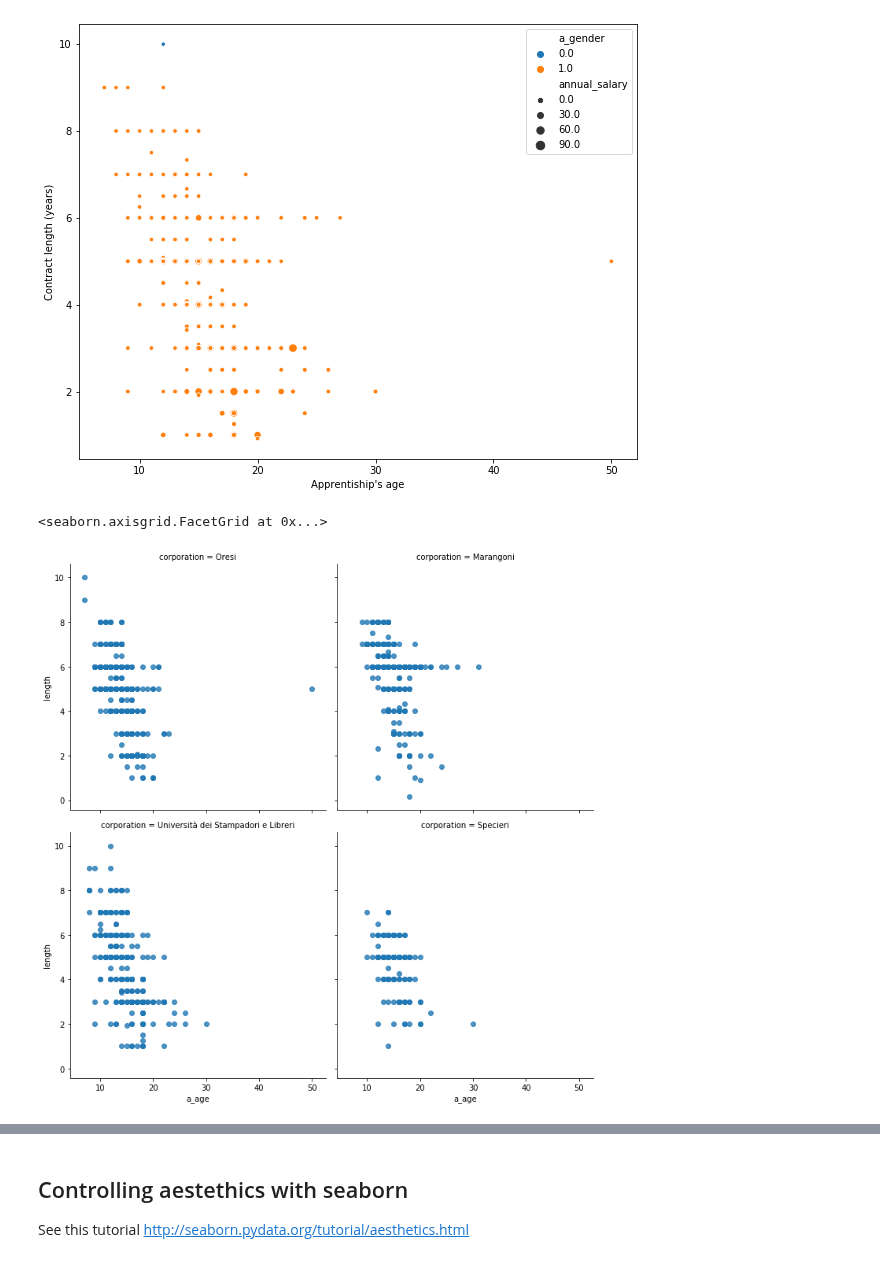
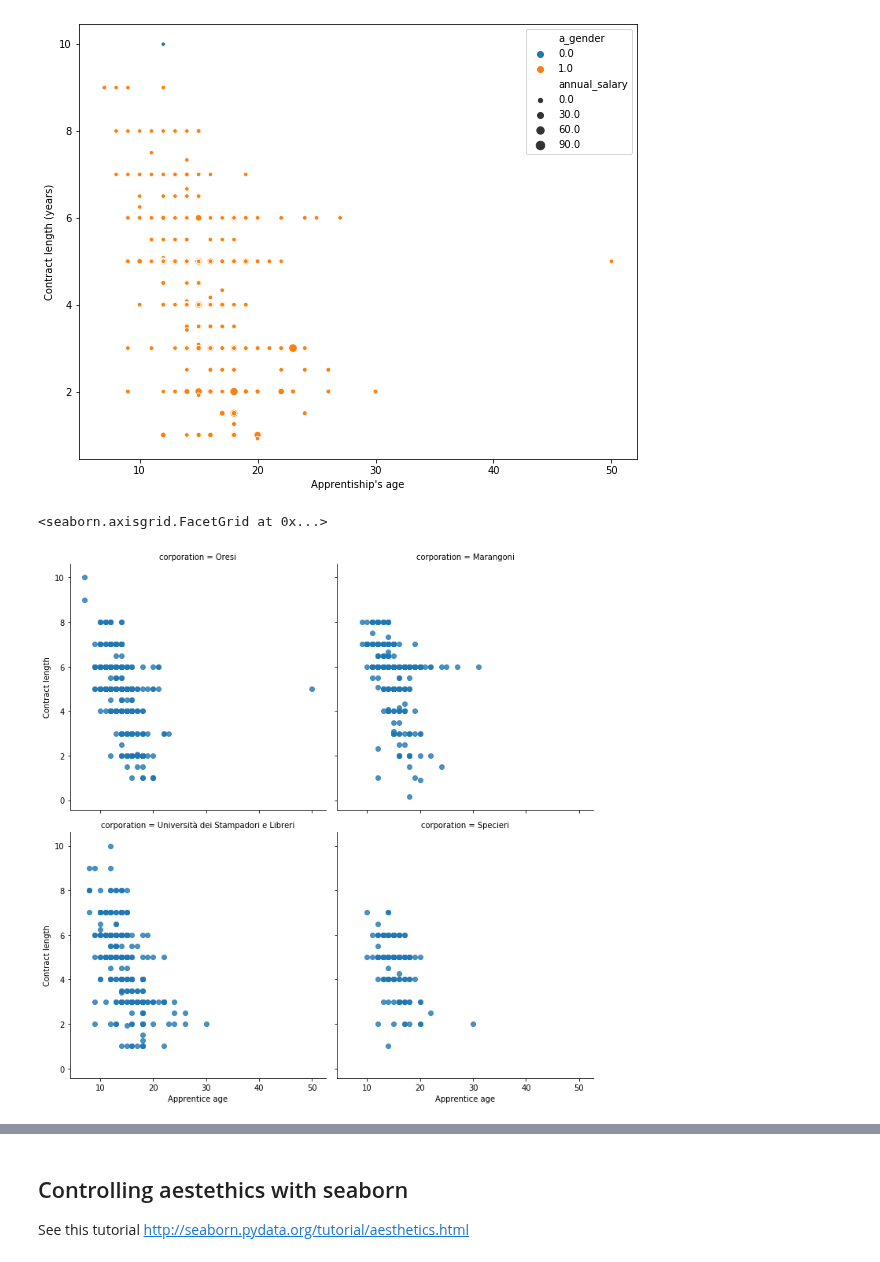
Before and after one commit to mromanello/ADA-DHOxSS, a Jupyter notebook: notebooks/4.2 Visualize.ipynb, the cells around one changed output, grey strips where cells are left out. Saved outputs shown, nothing was run; the diff lists cells and outputs as text; code cells hidden in the pictures.

```diff
--- a/notebooks/4.2 Visualize.ipynb
+++ b/notebooks/4.2 Visualize.ipynb
@@ -342,14 +342,16 @@ fig.set_size_inches(10,8)
 # %%
 fig.savefig('plot2.png', dpi=300)
 # %%
-sns.lmplot(
+ax = sns.lmplot(
     x="a_age",
     y="length",
     data=contracts_zoom_df,
     fit_reg=False,
     col='corporation',
     col_wrap=2
 )
+ax.set_xlabels('Apprentice age')
+ax.set_ylabels('Contract length')
 # %% [output]
 <seaborn.axisgrid.FacetGrid at 0x...>
-[figure, old version]
+[figure, new version]
```
Also changed, not shown: parts of 1 cell of this notebook.
